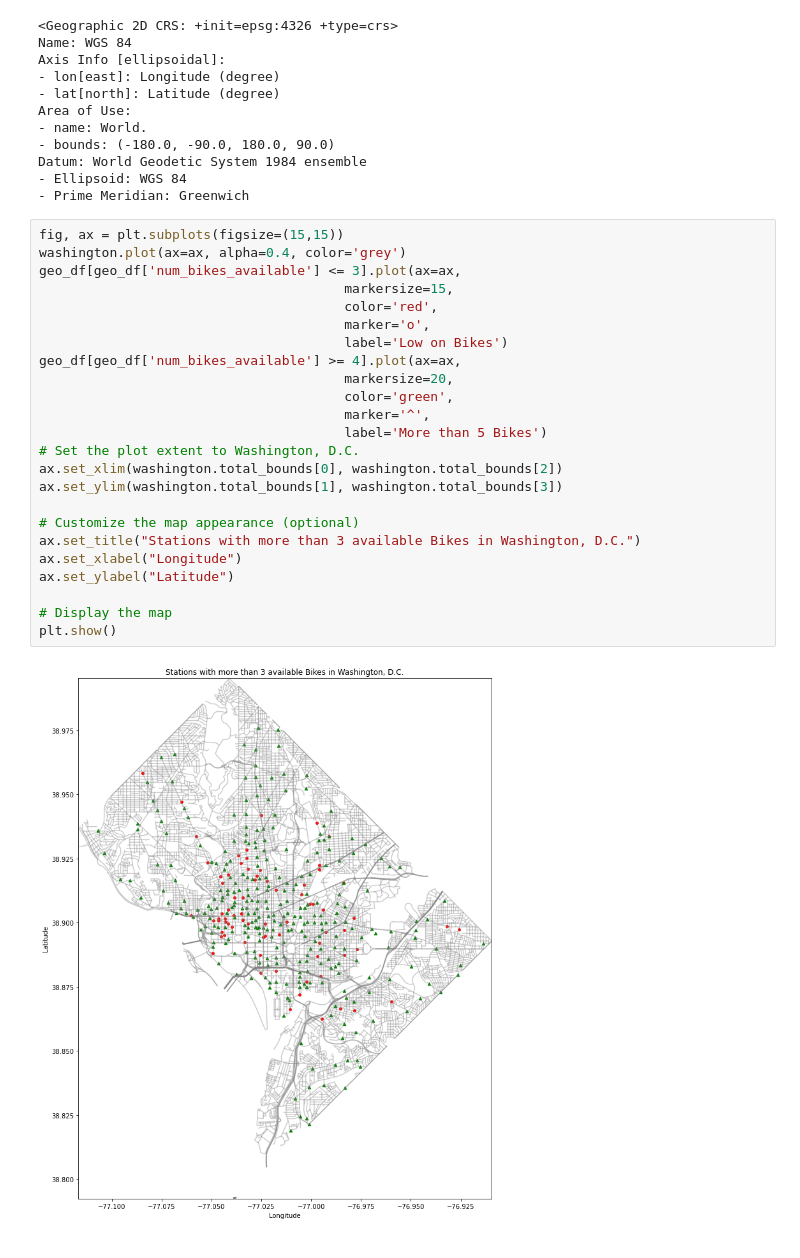
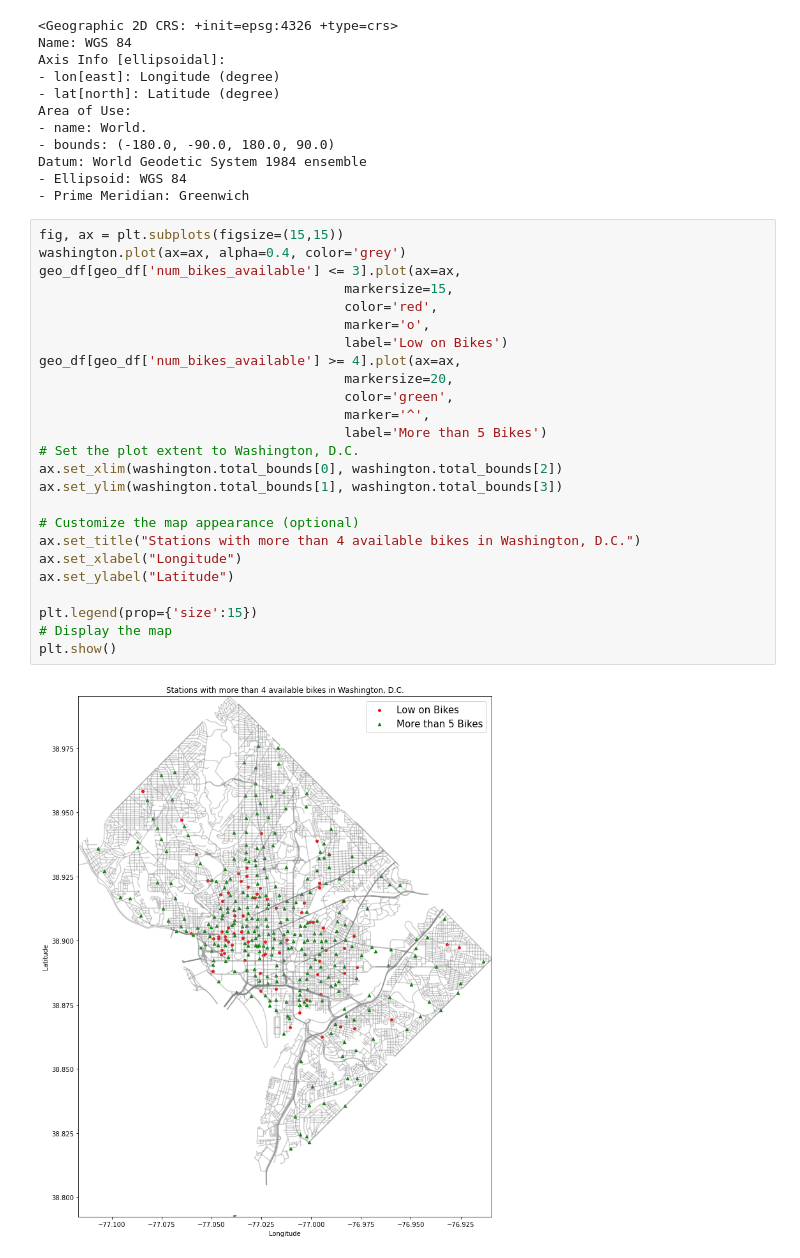
Before and after one commit to Maxremmo/Bike-Sharing-ML, a Jupyter notebook: realtime_bikeshare_data.ipynb, the cells around one changed output. Cells and saved outputs as stored; diff of their text form.

Commit message:
plot for ebike availibilty

```diff
--- a/realtime_bikeshare_data.ipynb
+++ b/realtime_bikeshare_data.ipynb
@@ -316,26 +316,27 @@ Datum: World Geodetic System 1984 ensemble
 # %%
 fig, ax = plt.subplots(figsize=(15,15))
 washington.plot(ax=ax, alpha=0.4, color='grey')
 geo_df[geo_df['num_bikes_available'] <= 3].plot(ax=ax,
                                        markersize=15,
                                        color='red',
                                        marker='o',
                                        label='Low on Bikes')
 geo_df[geo_df['num_bikes_available'] >= 4].plot(ax=ax,
                                        markersize=20,
                                        color='green',
                                        marker='^',
                                        label='More than 5 Bikes')
 # Set the plot extent to Washington, D.C.
 ax.set_xlim(washington.total_bounds[0], washington.total_bounds[2])
 ax.set_ylim(washington.total_bounds[1], washington.total_bounds[3])
 
 # Customize the map appearance (optional)
-ax.set_title("Stations with more than 3 available Bikes in Washington, D.C.")
+ax.set_title("Stations with more than 4 available bikes in Washington, D.C.")
 ax.set_xlabel("Longitude")
 ax.set_ylabel("Latitude")
 
+plt.legend(prop={'size':15})
 # Display the map
 plt.show()
 # %% [output]
-[figure, old version]
+[figure, new version]
```
Also changed, not shown: parts of 3 cells of this notebook.
